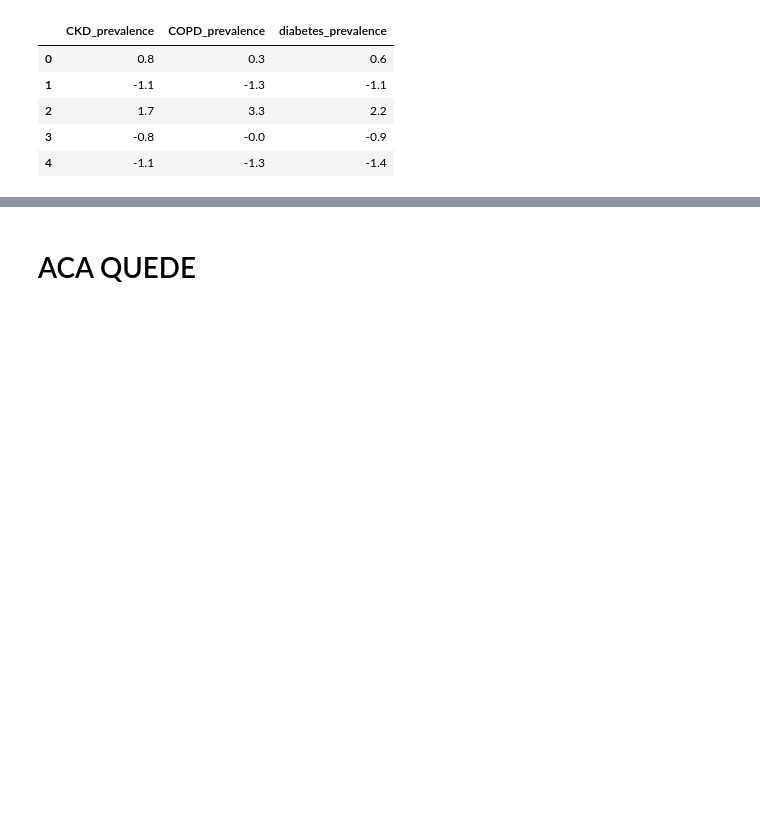
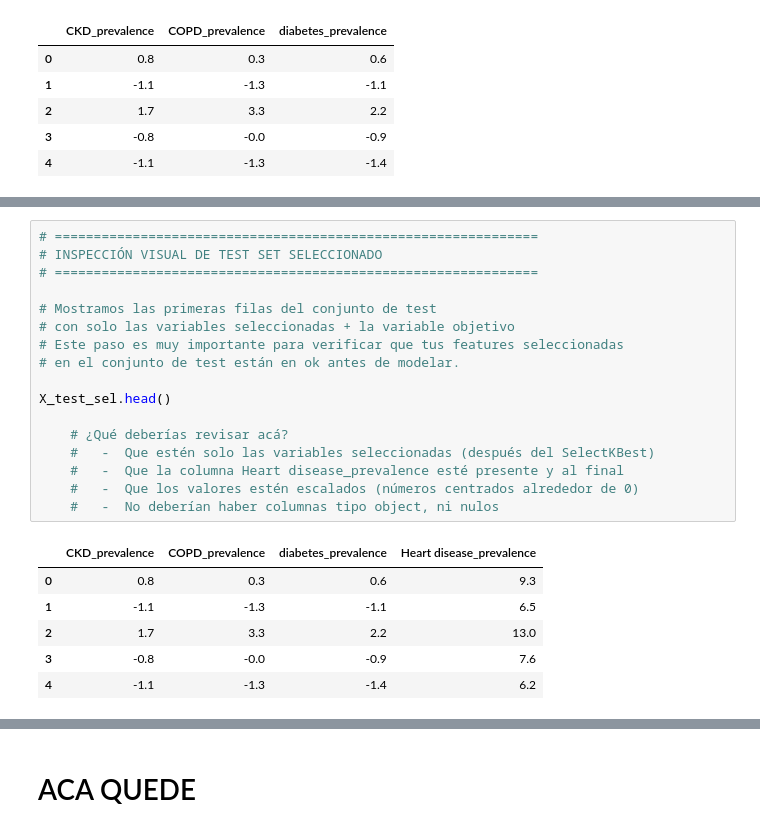
Before and after one commit to mvlarra/Project_ML_Linear_Regression_regularized_VL, a Jupyter notebook: Project_ML_Linear_Regresion_Regularized_VL.ipynb, the cells around one changed output, grey strips where cells are left out. Saved outputs shown, nothing was run; the diff lists cells and outputs as text; blank space fills up the shorter version.

```diff
--- a/Project_ML_Linear_Regresion_Regularized_VL.ipynb
+++ b/Project_ML_Linear_Regresion_Regularized_VL.ipynb
@@ -802,0 +837,24 @@ OSError: Cannot save file into a non-existent directory: 'data/processed'
+# %%
+# ==============================================================
+# INSPECCIÓN VISUAL DE TEST SET SELECCIONADO
+# ==============================================================
+
+# Mostramos las primeras filas del conjunto de test
+# con solo las variables seleccionadas + la variable objetivo
+# Este paso es muy importante para verificar que tus features seleccionadas
+# en el conjunto de test están en ok antes de modelar.
+
+X_test_sel.head()
+
+    # ¿Qué deberías revisar acá?
+    #   -  Que estén solo las variables seleccionadas (después del SelectKBest)
+    #   -  Que la columna Heart disease_prevalence esté presente y al final
+    #   -  Que los valores estén escalados (números centrados alrededor de 0)
+    #   -  No deberían haber columnas tipo object, ni nulos
+# %% [output]
+|  | CKD_prevalence | COPD_prevalence | diabetes_prevalence | Heart disease_prevalence |
+| 0 | 0.8 | 0.3 | 0.6 | 9.3 |
+| 1 | -1.1 | -1.3 | -1.1 | 6.5 |
+| 2 | 1.7 | 3.3 | 2.2 | 13.0 |
+| 3 | -0.8 | -0.0 | -0.9 | 7.6 |
+| 4 | -1.1 | -1.3 | -1.4 | 6.2 |
```
Also changed, not shown: parts of 9 cells of this notebook.
